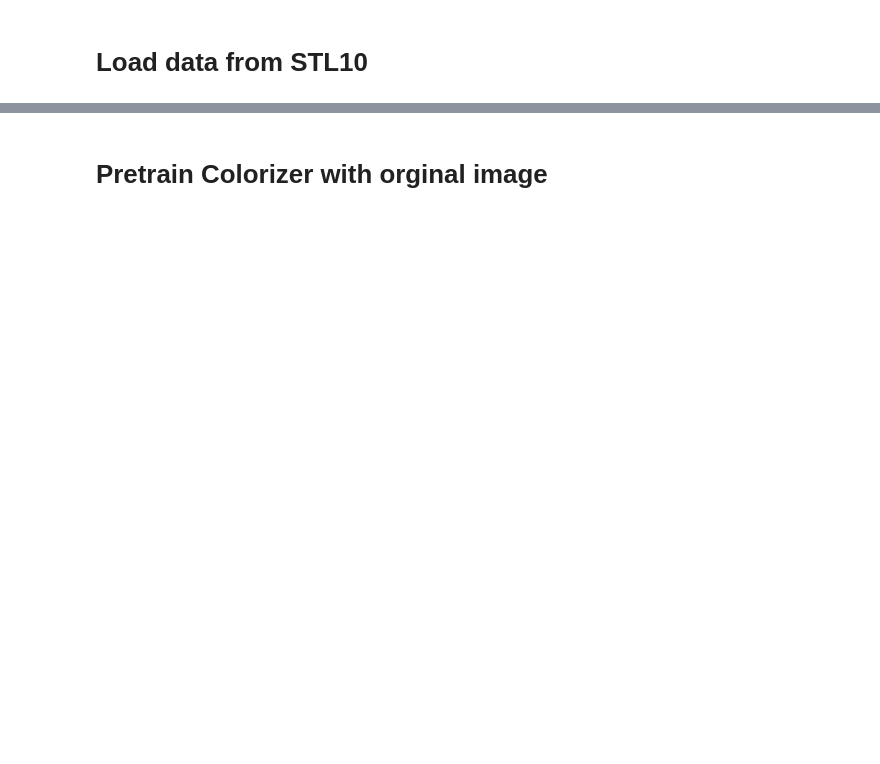
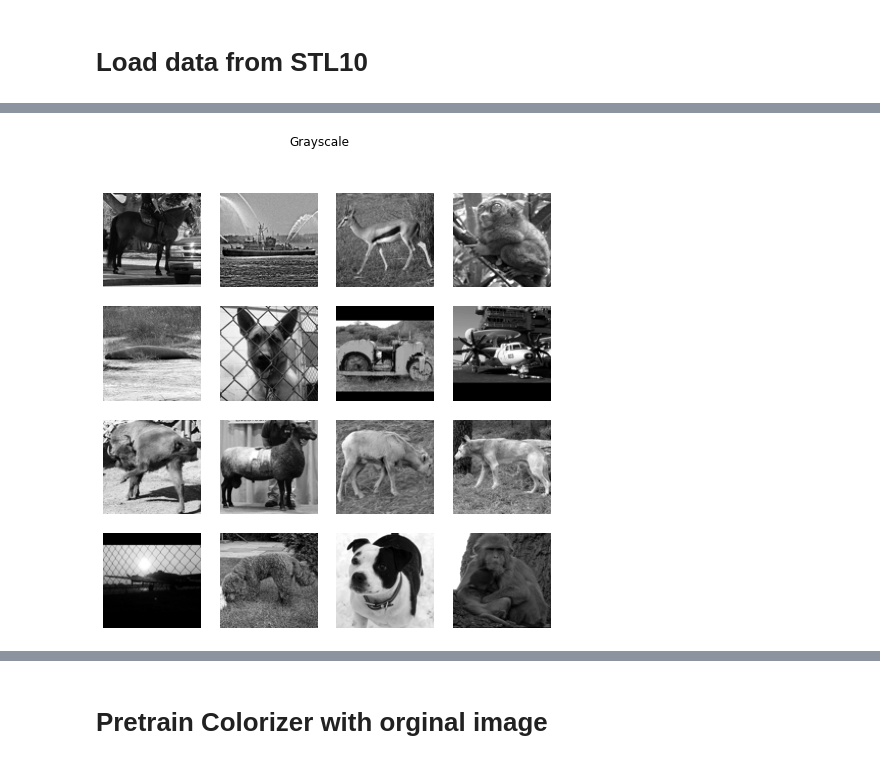
Before and after one commit to TerenceNg03/Colorizer, a Jupyter notebook: Train.ipynb, the cells around one changed output, grey strips where cells are left out. Cells and saved outputs as stored; diff of their text form; code cells hidden in the pictures; blank space fills up the shorter version.

```diff
--- a/Train.ipynb
+++ b/Train.ipynb
@@ -45,0 +35,4 @@ for i in range(n):
+# %%
+visulize(n, dataset_subset, title = 'Grayscale', cmap = 'gray')
+# %% [output]
+[figure, added]
```
Also changed, not shown: parts of 10 cells of this notebook, 6 other files.
